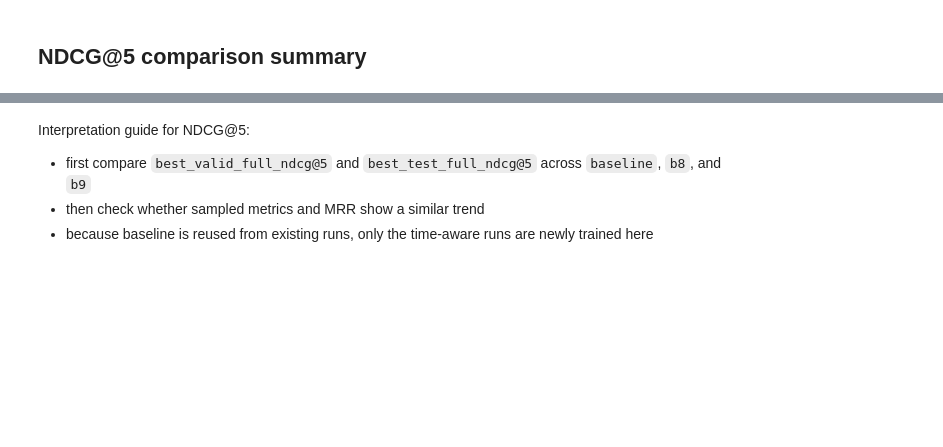
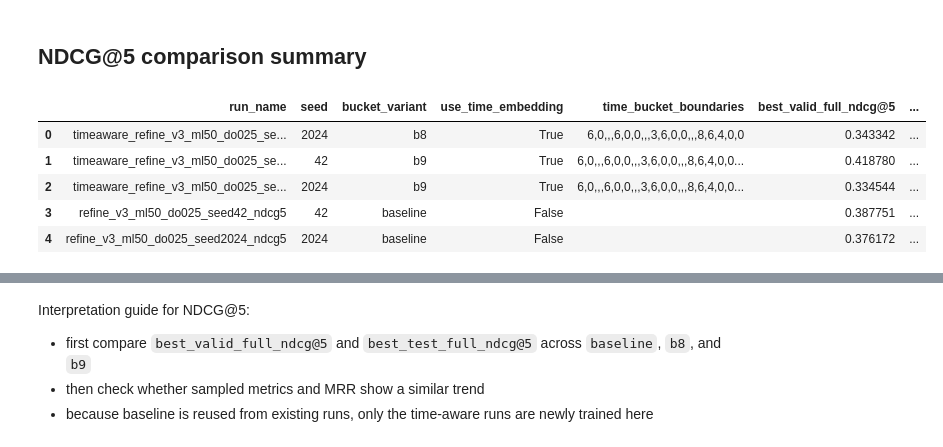
Before and after one commit to hwbuzz/time-aware-behavior-prediction, a Jupyter notebook: notebooks/sasrec_timeaware_bpi2012_colab_train_01_260512.ipynb, the cells around one changed output, grey strips where cells are left out. Drawn from its saved outputs; the diff is of its cells as text; code cells hidden in the pictures; blank space fills up the shorter version.

Commit message:
timeaware 01 결과

```diff
--- a/notebooks/sasrec_timeaware_bpi2012_colab_train_01_260512.ipynb
+++ b/notebooks/sasrec_timeaware_bpi2012_colab_train_01_260512.ipynb
@@ -121,16 +175,16 @@ for label, output_dir, run_names in [
 Only train runs that are still missing.
 # %%
 planned_ndcg10 = [
-    'timeaware01_refine_v3_ml50_do025_seed42_b8',
-    'timeaware01_refine_v3_ml50_do025_seed2024_b8',
-    'timeaware01_refine_v3_ml50_do025_seed42_b9',
-    'timeaware01_refine_v3_ml50_do025_seed2024_b9',
+    'timeaware_refine_v3_ml50_do025_seed42_b8',
+    'timeaware_refine_v3_ml50_do025_seed2024_b8',
+    'timeaware_refine_v3_ml50_do025_seed42_b9',
+    'timeaware_refine_v3_ml50_do025_seed2024_b9',
 ]
 planned_ndcg5 = [
-    'timeaware01_refine_v3_ml50_do025_seed42_b8_ndcg5',
-    'timeaware01_refine_v3_ml50_do025_seed2024_b8_ndcg5',
-    'timeaware01_refine_v3_ml50_do025_seed42_b9_ndcg5',
-    'timeaware01_refine_v3_ml50_do025_seed2024_b9_ndcg5',
+    'timeaware_refine_v3_ml50_do025_seed42_b8_ndcg5',
+    'timeaware_refine_v3_ml50_do025_seed2024_b8_ndcg5',
+    'timeaware_refine_v3_ml50_do025_seed42_b9_ndcg5',
+    'timeaware_refine_v3_ml50_do025_seed2024_b9_ndcg5',
 ]
 
 for label, output_dir, run_names in [
@@ -500,37 +723,44 @@ Interpretation guide for NDCG@10:
 # %%
 ndcg5_baseline_runs = [
     'refine_v3_ml50_do025_seed42_ndcg5',
     'refine_v3_ml50_do025_seed2024_ndcg5',
 ]
 ndcg5_timeaware_runs = [
-    'timeaware01_refine_v3_ml50_do025_seed42_b8_ndcg5',
-    'timeaware01_refine_v3_ml50_do025_seed2024_b8_ndcg5',
-    'timeaware01_refine_v3_ml50_do025_seed42_b9_ndcg5',
-    'timeaware01_refine_v3_ml50_do025_seed2024_b9_ndcg5',
+    'timeaware_refine_v3_ml50_do025_seed42_b8_ndcg5',
+    'timeaware_refine_v3_ml50_do025_seed2024_b8_ndcg5',
+    'timeaware_refine_v3_ml50_do025_seed42_b9_ndcg5',
+    'timeaware_refine_v3_ml50_do025_seed2024_b9_ndcg5',
 ]
 
 baseline_df = rebuild_df(BASELINE_NDCG5_OUTPUT_DIR)
 timeaware_df = rebuild_df(TIMEAWARE_NDCG5_OUTPUT_DIR)
 
 baseline_subset = baseline_df[baseline_df['run_name'].isin(ndcg5_baseline_runs)].copy()
 baseline_subset['model_variant'] = 'baseline'
 baseline_subset['bucket_variant'] = 'baseline'
 
 timeaware_subset = timeaware_df[timeaware_df['run_name'].isin(ndcg5_timeaware_runs)].copy()
 timeaware_subset['model_variant'] = 'timeaware'
 timeaware_subset['bucket_variant'] = timeaware_subset['run_name'].apply(lambda x: 'b8' if '_b8' in x else 'b9')
 
 df_ndcg5 = pd.concat([baseline_subset, timeaware_subset], ignore_index=True)
 df_ndcg5 = df_ndcg5.sort_values(['bucket_variant', 'seed', 'run_name']).reset_index(drop=True)
 df_ndcg5[[
     'run_name', 'seed', 'bucket_variant', 'use_time_embedding', 'time_bucket_boundaries',
     'best_valid_full_ndcg@5', 'best_test_full_ndcg@5',
     'best_valid_full_ndcg@10', 'best_test_full_ndcg@10',
     'best_valid_full_mrr', 'best_test_full_mrr',
     'best_valid_sampled_ndcg@5', 'best_test_sampled_ndcg@5',
     'best_valid_sampled_ndcg@10', 'best_test_sampled_ndcg@10',
     'best_valid_sampled_mrr', 'best_test_sampled_mrr',
 ]]
+# %% [output]
+|  | run_name | seed | bucket_variant | use_time_embedding | time_bucket_boundaries | best_valid_full_ndcg@5 | ... |
+| 0 | timeaware_refine_v3_ml50_do025_se... | 2024 | b8 | True | 6,0,,,6,0,0,,,3,6,0,0,,,8,6,4,0,0 | 0.343342 | ... |
+| 1 | timeaware_refine_v3_ml50_do025_se... | 42 | b9 | True | 6,0,,,6,0,0,,,3,6,0,0,,,8,6,4,0,0... | 0.418780 | ... |
+| 2 | timeaware_refine_v3_ml50_do025_se... | 2024 | b9 | True | 6,0,,,6,0,0,,,3,6,0,0,,,8,6,4,0,0... | 0.334544 | ... |
+| 3 | refine_v3_ml50_do025_seed42_ndcg5 | 42 | baseline | False |  | 0.387751 | ... |
+| 4 | refine_v3_ml50_do025_seed2024_ndcg5 | 2024 | baseline | False |  | 0.376172 | ... |
 # %%
 summary_ndcg5 = df_ndcg5.groupby('bucket_variant')[[
     'best_valid_full_ndcg@5', 'best_test_full_ndcg@5',
```
Also changed, not shown: parts of 29 cells of this notebook.
